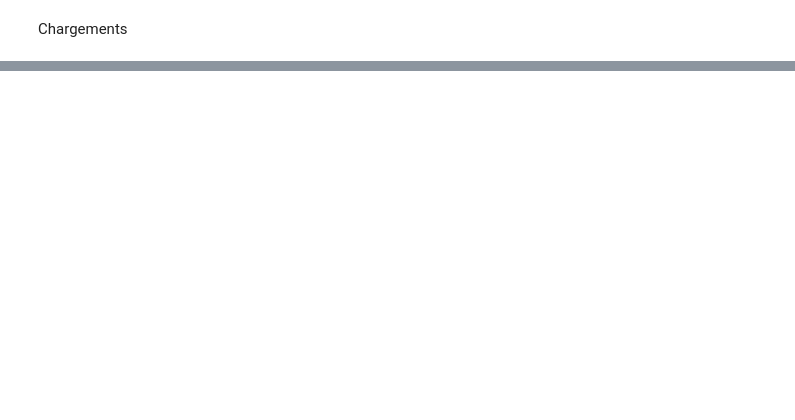
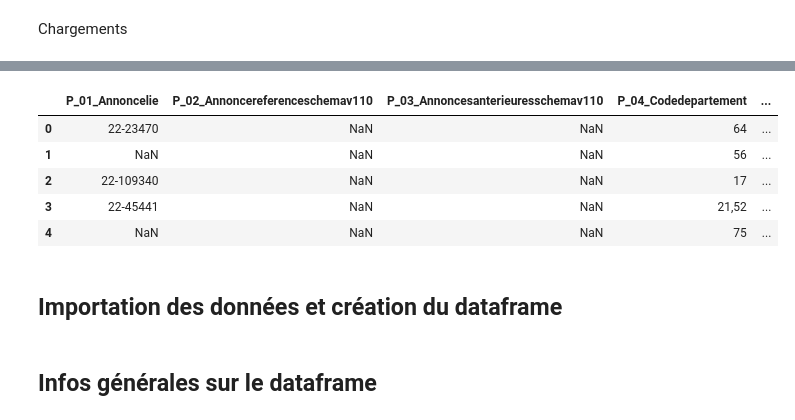
Before and after one commit to AuFilDuBoamp/partages, a Jupyter notebook: CHARGEMENTS_TABLES_AFDB.ipynb, the cells around one changed output, grey strips where cells are left out. Cells and saved outputs as stored; diff of their text form; code cells hidden in the pictures; blank space fills up the shorter version.

```diff
--- a/CHARGEMENTS_TABLES_AFDB.ipynb
+++ b/CHARGEMENTS_TABLES_AFDB.ipynb
@@ -351,0 +107,7 @@ display(next(dfG_04_Indexation))
+# %%
+import pandas as pd
+pd.options.display.max_rows = 50
+pd.options.display.max_columns = 50
+pd.options.display.max_colwidth = 300
+# %%
+dfA_00_Panorama = pd.read_csv('https://www.data.gouv.fr/fr/datasets/r/b409c71a-6919-4517-b165-3412ff55b50e', low_memory=False, sep=';', chunksize=10)
@@ -351,0 +116,3 @@ display(next(dfG_04_Indexation))
+# %%
+next(dfA_00_Panorama).head()
+# %% [output]
@@ -351,0 +120,8 @@ display(next(dfG_04_Indexation))
+|  | P_01_Annoncelie | P_02_Annoncereferenceschemav110 | P_03_Annoncesanterieuresschemav110 | P_04_Codedepartement | ... |
+| 0 | 22-23470 | NaN | NaN | 64 | ... |
+| 1 | NaN | NaN | NaN | 56 | ... |
+| 2 | 22-109340 | NaN | NaN | 17 | ... |
+| 3 | 22-45441 | NaN | NaN | 21,52 | ... |
+| 4 | NaN | NaN | NaN | 75 | ... |
+# %% [markdown]
+## Importation des données et création du dataframe
@@ -351,0 +131,2 @@ display(next(dfG_04_Indexation))
+# %% [markdown]
+## Infos générales sur le dataframe
```
Also changed, not shown: parts of 47 cells of this notebook.
